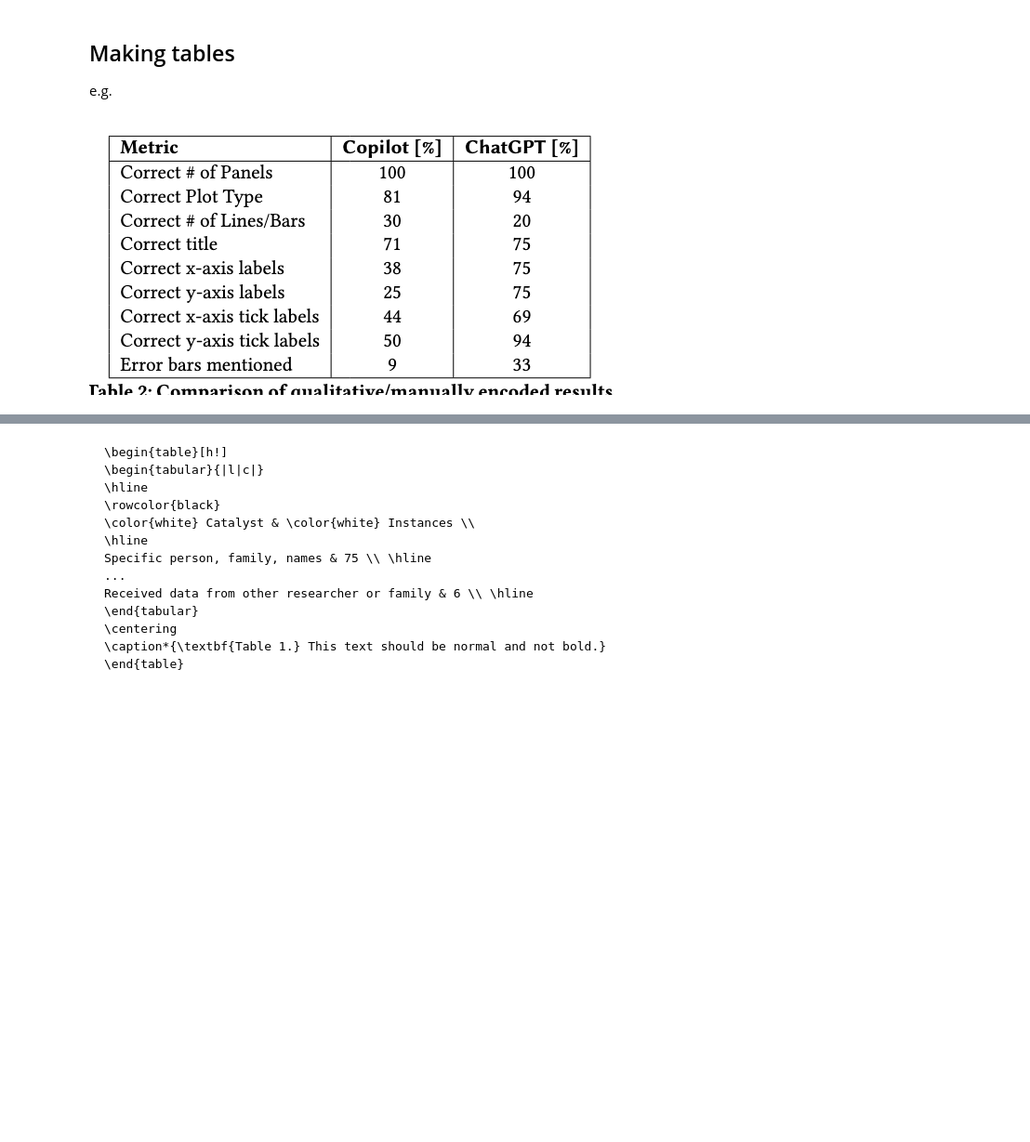
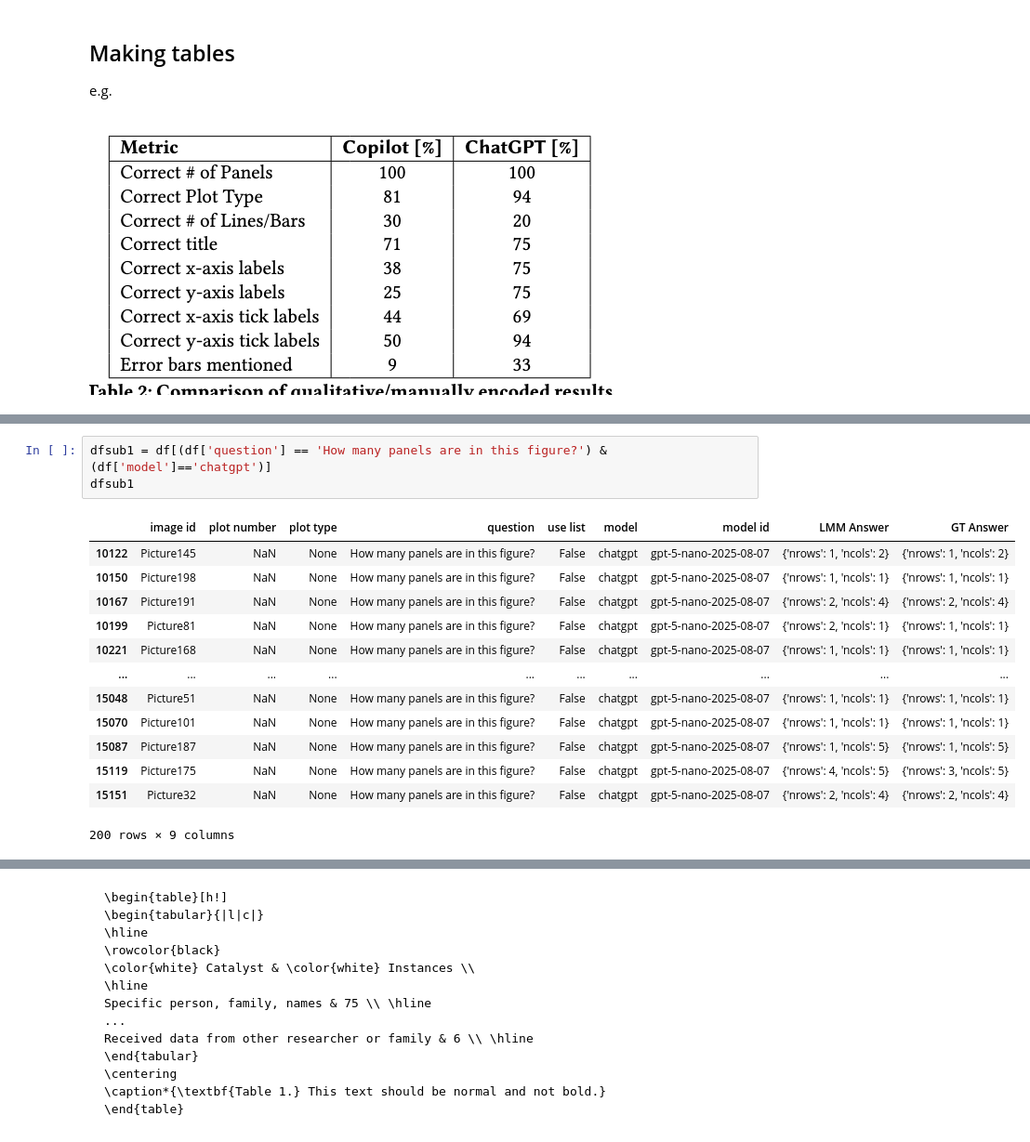
Before and after one commit to ReadingTimeMachine/LLM_VQA_MultiPanel, a Jupyter notebook: parse_lmm_outputs.ipynb, the cells around one changed output, grey strips where cells are left out. Shown at 93% size. Drawn from its saved outputs; the diff is of its cells as text; blank space fills up the shorter version.

```diff
--- a/parse_lmm_outputs.ipynb
+++ b/parse_lmm_outputs.ipynb
@@ -287 +287,18 @@ array(['How many panels are in this figure?',
       dtype=object)
+# %%
+dfsub1 = df[(df['question'] == 'How many panels are in this figure?') & (df['model']=='chatgpt')]
+dfsub1
+# %% [output]
+|  | image id | plot number | plot type | question | use list | model | model id | LMM Answer | GT Answer |
+| 10122 | Picture145 | NaN | None | How many panels are in this figure? | False | chatgpt | gpt-5-nano-2025-08-07 | {'nrows': 1, 'ncols': 2} | {'nrows': 1, 'ncols': 2} |
+| 10150 | Picture198 | NaN | None | How many panels are in this figure? | False | chatgpt | gpt-5-nano-2025-08-07 | {'nrows': 1, 'ncols': 1} | {'nrows': 1, 'ncols': 1} |
+| 10167 | Picture191 | NaN | None | How many panels are in this figure? | False | chatgpt | gpt-5-nano-2025-08-07 | {'nrows': 2, 'ncols': 4} | {'nrows': 2, 'ncols': 4} |
+| 10199 | Picture81 | NaN | None | How many panels are in this figure? | False | chatgpt | gpt-5-nano-2025-08-07 | {'nrows': 2, 'ncols': 1} | {'nrows': 1, 'ncols': 1} |
+| 10221 | Picture168 | NaN | None | How many panels are in this figure? | False | chatgpt | gpt-5-nano-2025-08-07 | {'nrows': 1, 'ncols': 1} | {'nrows': 1, 'ncols': 1} |
+| ... | ... | ... | ... | ... | ... | ... | ... | ... | ... |
+| 15048 | Picture51 | NaN | None | How many panels are in this figure? | False | chatgpt | gpt-5-nano-2025-08-07 | {'nrows': 1, 'ncols': 1} | {'nrows': 1, 'ncols': 1} |
+| 15070 | Picture101 | NaN | None | How many panels are in this figure? | False | chatgpt | gpt-5-nano-2025-08-07 | {'nrows': 1, 'ncols': 1} | {'nrows': 1, 'ncols': 1} |
+| 15087 | Picture187 | NaN | None | How many panels are in this figure? | False | chatgpt | gpt-5-nano-2025-08-07 | {'nrows': 1, 'ncols': 5} | {'nrows': 1, 'ncols': 5} |
+| 15119 | Picture175 | NaN | None | How many panels are in this figure? | False | chatgpt | gpt-5-nano-2025-08-07 | {'nrows': 4, 'ncols': 5} | {'nrows': 3, 'ncols': 5} |
+| 15151 | Picture32 | NaN | None | How many panels are in this figure? | False | chatgpt | gpt-5-nano-2025-08-07 | {'nrows': 2, 'ncols': 4} | {'nrows': 2, 'ncols': 4} |
+200 rows × 9 columns
```
Also changed, not shown: parts of 25 cells of this notebook, 3 other files.
